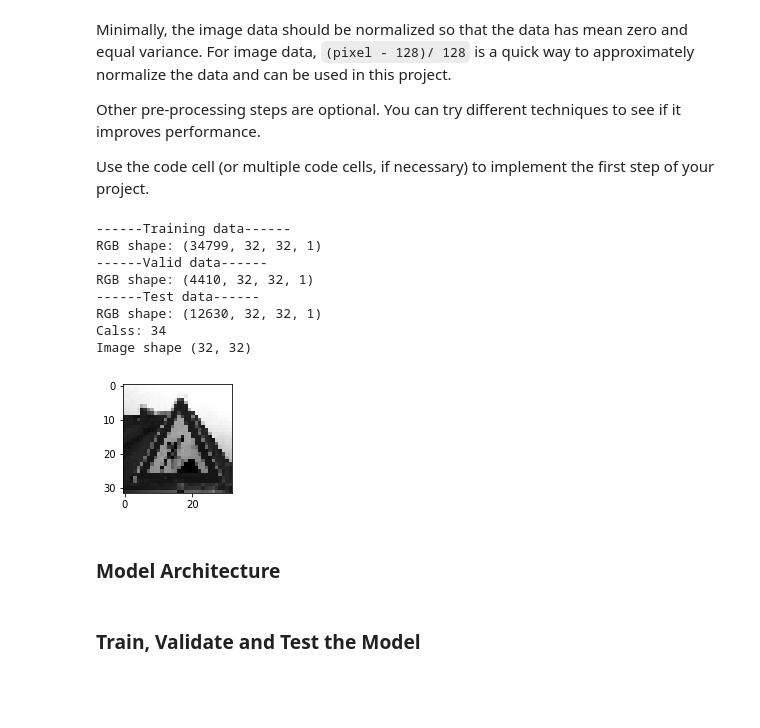
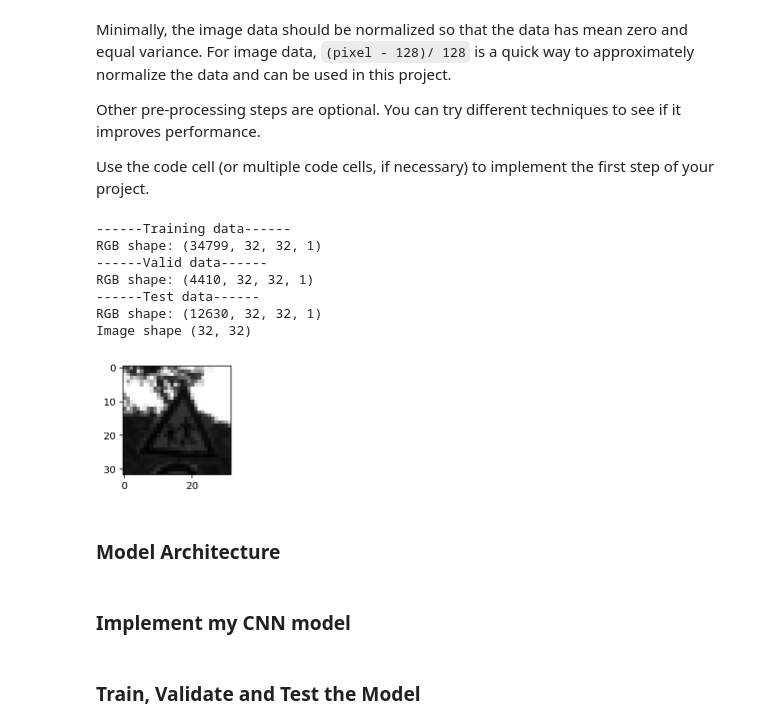
Before and after one commit to gwwang16/CarND-Traffic-Sign-Classifier-Project, a Jupyter notebook: Traffic_Sign_Classifier.ipynb, the cells around one changed output. Cells and saved outputs as stored; diff of their text form; code cells hidden in the pictures; blank space fills up the shorter version.

```diff
--- a/Traffic_Sign_Classifier.ipynb
+++ b/Traffic_Sign_Classifier.ipynb
@@ -144,33 +144,41 @@ from sklearn.utils import shuffle
 X_train, y_train = shuffle(X_train, y_train)
 # %%
 # RGB to grayscale image
-X_train = np.sum(X_train/3, axis=3, keepdims=True)
-X_valid = np.sum(X_valid/3, axis=3, keepdims=True)
-X_test = np.sum(X_test/3, axis=3, keepdims=True)
+# X_train_gray = np.sum(X_train/3, axis=3, keepdims=True)
+# X_valid_gray = np.sum(X_valid/3, axis=3, keepdims=True)
+# X_test_gray = np.sum(X_test/3, axis=3, keepdims=True)
+# %%
+# RGB to grayscale image
+X_train_gray = np.dot(X_train[...,:3], [0.299, 0.587, 0.114])
+X_train_gray = np.reshape(X_train_gray, X_train_gray.shape + (1,))
+
+X_test_gray = np.dot(X_test[...,:3], [0.299, 0.587, 0.114])
+X_test_gray = np.reshape(X_test_gray, X_test_gray.shape + (1,))
+
+X_valid_gray = np.dot(X_valid[...,:3], [0.299, 0.587, 0.114])
+X_valid_gray = np.reshape(X_valid_gray, X_valid_gray.shape + (1,))
 # %%
 print('------Training data------')
-print('RGB shape:', X_train.shape)
+print('RGB shape:', X_train_gray.shape)
 print('------Valid data------')
-print('RGB shape:', X_valid.shape)
+print('RGB shape:', X_valid_gray.shape)
 print('------Test data------')
-print('RGB shape:', X_test.shape)
+print('RGB shape:', X_test_gray.shape)
 
 index = random.randint(0, len(X_test))
-image = X_test[index].squeeze()
+image = X_test_gray[index].squeeze()
 plt.figure(figsize=(2,2))
 plt.imshow(image, cmap='gray')
-print('Calss:', y_train[index])
 print('Image shape', image.shape)
 # %% [output]
 ------Training data------
 RGB shape: (34799, 32, 32, 1)
 ------Valid data------
 RGB shape: (4410, 32, 32, 1)
 ------Test data------
 RGB shape: (12630, 32, 32, 1)
-Calss: 34
 Image shape (32, 32)
-[figure, old version]
+[figure, new version]
 # %%
 # Normalization
 def data_normal(x):
@@ -236,3 +245,5 @@ def LeNet(x):
     logits = tf.matmul(fc2, fc3_W) + fc3_b
 
     return logits
+# %% [markdown]
+### Implement my CNN model
```
Also changed, not shown: parts of 11 cells of this notebook, 6 other files.
